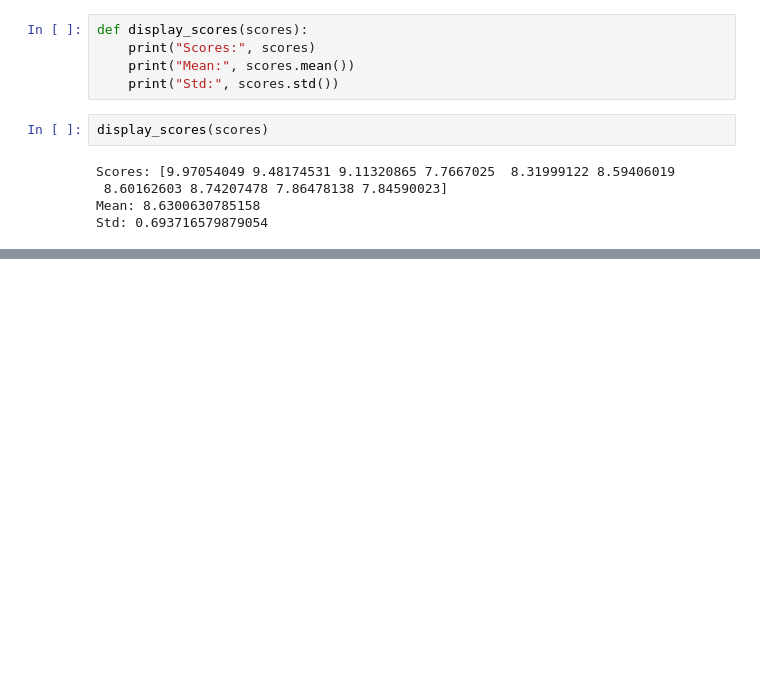
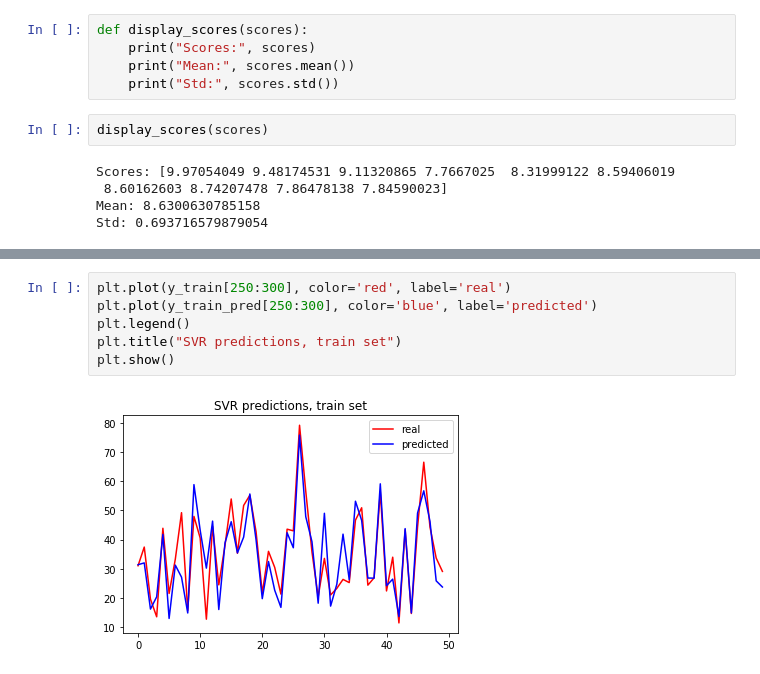
Before and after one commit to blooser/DataScience, a Jupyter notebook: Concrete Strength/ Concrete Strength .ipynb, the cells around one changed output, grey strips where cells are left out. Drawn from its saved outputs; the diff is of its cells as text; blank space fills up the shorter version.

```diff
--- a/Concrete Strength/ Concrete Strength .ipynb
+++ b/Concrete Strength/ Concrete Strength .ipynb
@@ -176,0 +185,8 @@ np.sqrt(mean_squared_error(y_train_pred, y_train))
+# %%
+plt.plot(y_train[250:300], color='red', label='real')
+plt.plot(y_train_pred[250:300], color='blue', label='predicted')
+plt.legend()
+plt.title("SVR predictions, train set")
+plt.show()
+# %% [output]
+[figure, added]
```
Also changed, not shown: parts of 3 cells of this notebook.
